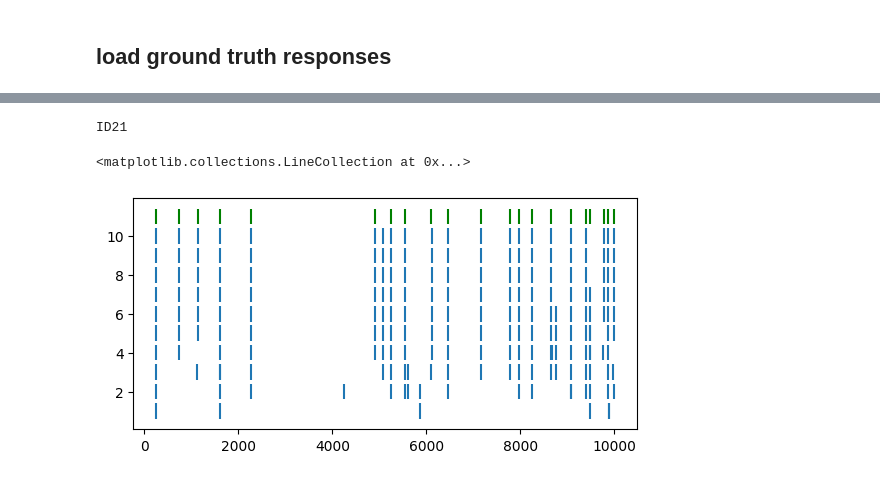
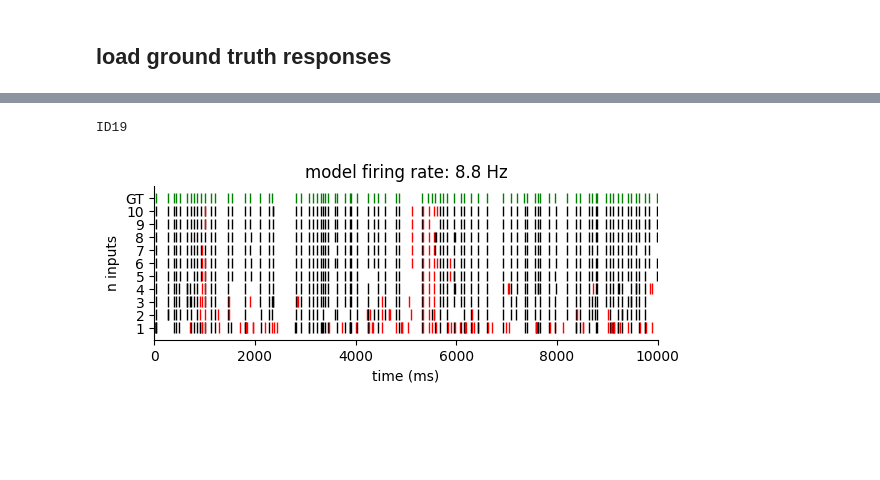
Before and after one commit to ec753/event_based_neuron, a Jupyter notebook: morpho/nInputs_analysis_morpho_new.ipynb, the cells around one changed output, grey strips where cells are left out. Drawn from its saved outputs; the diff is of its cells as text; code cells hidden in the pictures; blank space fills up the shorter version.

```diff
--- a/morpho/nInputs_analysis_morpho_new.ipynb
+++ b/morpho/nInputs_analysis_morpho_new.ipynb
@@ -62,3 +73,9 @@ seg_locIDs
+# %%
+seg_loc_firing_rates = {}
+for file in os.listdir('../data/morpho/segment_arrays/'):
+    seg_locID = file.split('_')[3].strip('.npy')
+    if seg_locID in seg_locIDs:
+        seg_loc_firing_rates[seg_locID] = float(file.split('_')[2].strip('Hz'))
 # %%
 spikes = {seg_locID:{} for seg_locID in seg_locIDs}
 
@@ -78,6 +95,7 @@ for seg_locID in seg_locIDs:
             missing_files.append(f'spikes_1_{seg_locID}_{n}.npy')
 # %%
 seg_locID = seg_locIDs[7]
+seg_locID = 'ID22'
 print(seg_locID)
 
 ns = np.arange(1,11)
@@ -149,0 +112,12 @@ list(cells['ID21'].spike_times)
+# %%
+path2simspikes = '../data/morpho/nInputs_groundtruth_sims/'
+
+groundtruthspikes = {}
+for seg_locID in seg_locIDs:
+    groundtruthspikes[seg_locID] = np.load(f'{path2simspikes}groundtruth_spikes_{seg_locID}_palmerscratch.npy')
+# %%
+def spike_dif_thresh(spike_dif):
+    if spike_dif < 10:
+        return 'black'
+    else:
+        return 'red'
@@ -150,16 +147,37 @@ list(cells['ID21'].spike_times)
 # %%
-seg_locID = 'ID21'
+seg_locID = 'ID19'
 print(seg_locID)
 
 ns = np.arange(1,11)
 
-fig, axes = plt.subplots(1, 1, figsize = (6.5, 3))
+fig, axes = plt.subplots(1, 1, figsize = (6.5, 2))
+
+gt_spikes = groundtruthspikes[seg_locID]
 
 for n in ns:
-    axes.vlines(spikes[seg_locID][n], n-.4, n+.4)
+    spike_difs = [
+        min([abs(spike-gt_spike) for gt_spike in gt_spikes]) for spike in spikes[seg_locID][n]
+    ]
+    colors = [spike_dif_thresh(spike_dif) for spike_dif in spike_difs]
+    axes.vlines(spikes[seg_locID][n], n-.4, n+.4, color=colors, linewidth=1)
 
-axes.vlines(list(cells['ID21'].spike_times), 11-.4, 11+.4, color='green')
+axes.vlines(groundtruthspikes[seg_locID], 11-.4, 11+.4, color='green', linewidth=1)
+
+plt.xlim(0, 10000)
+
+plt.yticks(list(range(1,12)), list(range(1,11)) + ['GT'])
+
+plt.xlabel('time (ms)')
+plt.ylabel('n inputs')
+
+plt.gca().spines['right'].set_visible(False)
+plt.gca().spines['top'].set_visible(False)
+
+plt.title(f'model firing rate: {seg_loc_firing_rates[seg_locID]} Hz')
+
+plt.savefig(f'{figures_dir}nInputs_morpho_{seg_locID}_rasters.svg', format='svg')
+
+plt.show()
 # %% [output]
-ID21
+ID19
-<matplotlib.collections.LineCollection at 0x...>
-[figure, old version]
+[figure, new version]
```
Also changed, not shown: parts of 17 cells of this notebook, 4 other files.
